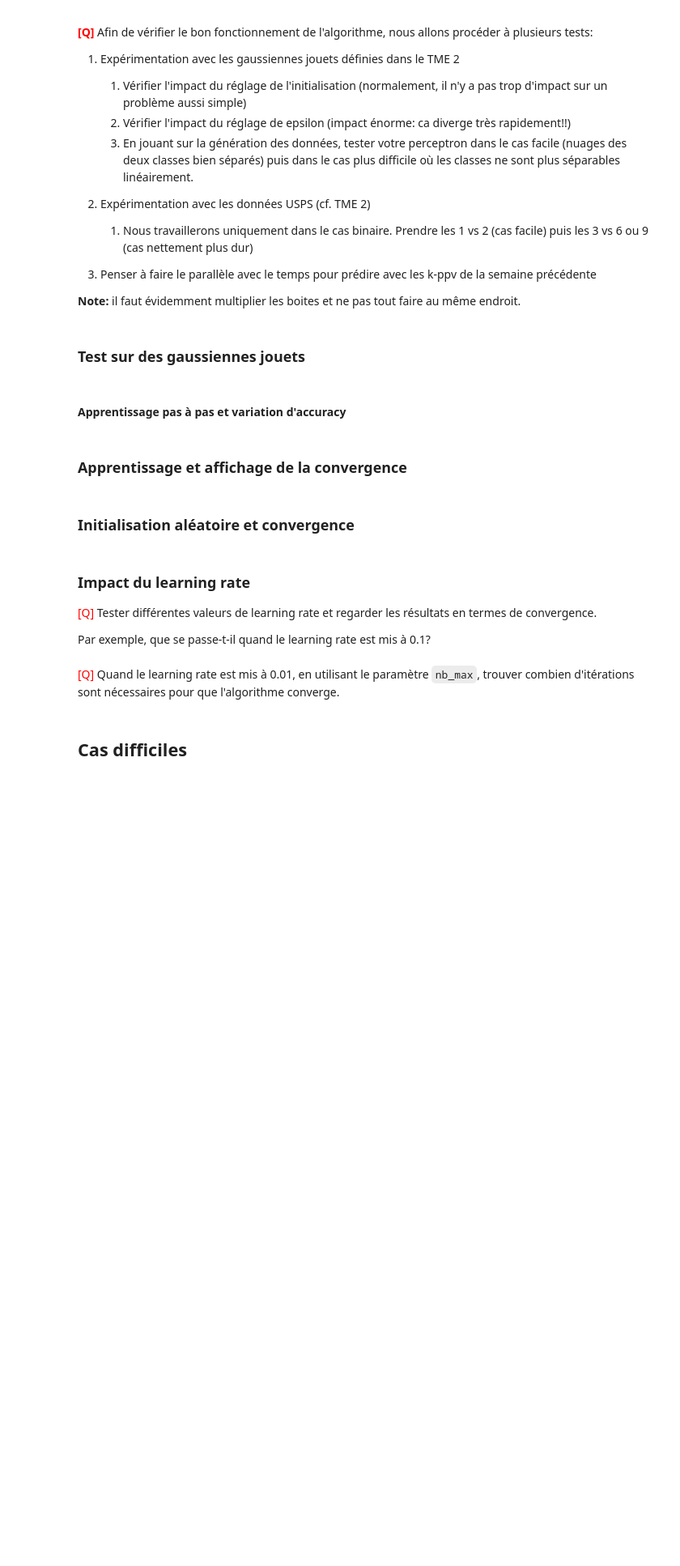
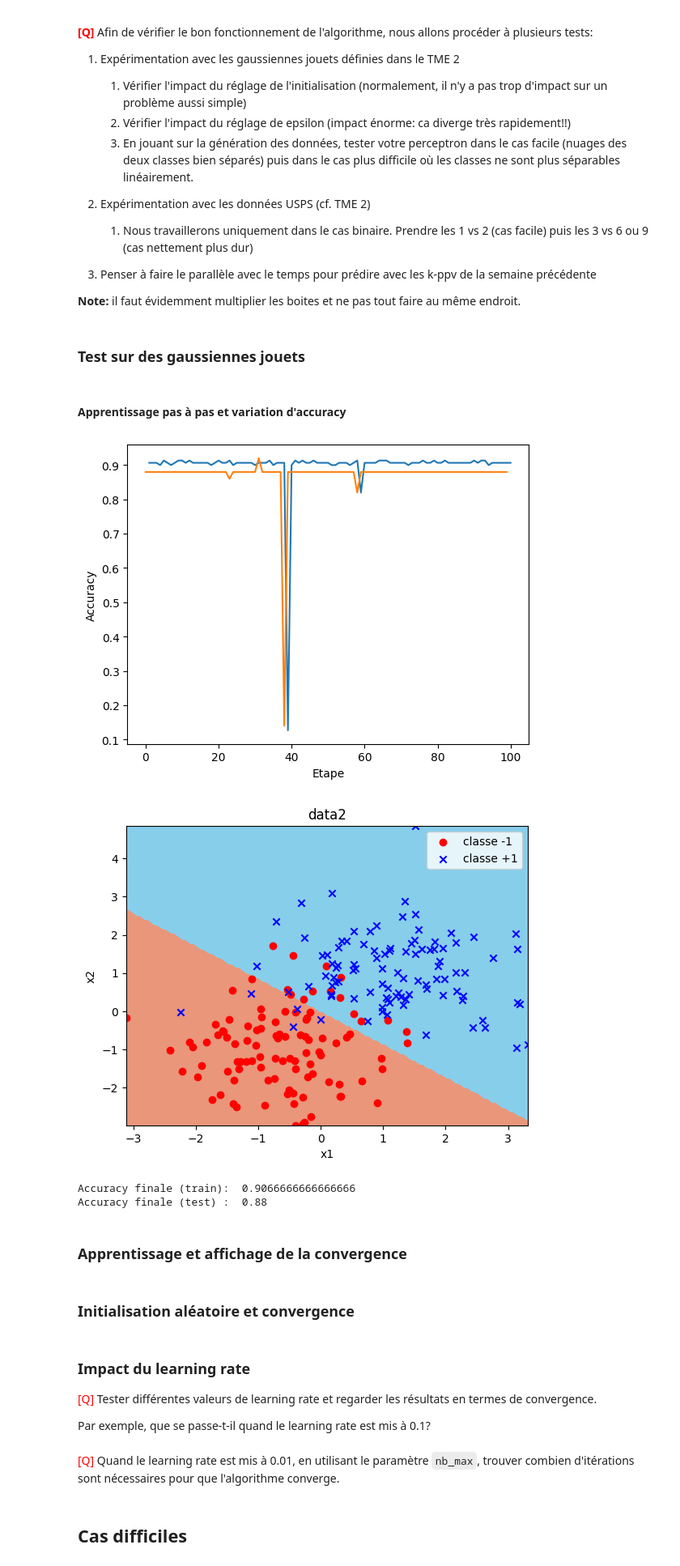
Before and after one commit to thibautmarcq/LU3IN026, a Jupyter notebook: tme03/tme-03.ipynb, the cells around one changed output. Shown at 81% size. Drawn from its saved outputs; the diff is of its cells as text; code cells hidden in the pictures; blank space fills up the shorter version.

```diff
--- a/tme03/tme-03.ipynb
+++ b/tme03/tme-03.ipynb
@@ -427,9 +433,7 @@ class ClassifierPerceptron(Classifier):
         if (self.init):
             self.w = np.zeros(input_dimension)
         else:
-            self.w = np.random.rand(1, input_dimension)
-            self.w = 2*self.w-1
-            self.w = self.w*0.001
+            self.w = np.random.uniform(-0.001, 0.001, input_dimension)
 
 
     def train_step(self, desc_set, label_set):
@@ -446,7 +450,7 @@ class ClassifierPerceptron(Classifier):
 
         for i in range(desc_lab.shape[0]): #parcours de tous les exemples du set
             # calcul du score de x par le perceptron
-            predict = self.predict(desc_lab[i, 0:1])
+            predict = self.predict(desc_lab[i, 0:2])
 
             if (predict != desc_lab[i, 2]):
                 self.w = self.w + self.epsilon * desc_lab[i, 2] * desc_lab[i, 0:1] # w=w+e*yi*xi
@@ -468,7 +472,7 @@ class ClassifierPerceptron(Classifier):
         nb_no_chgt = 0
         wAfter = self.w
         while (nb_no_chgt < nb_max) and (i < nb_max): #arret si trop d'itérations inchangées (convergence) ou trop d'itérations
-            i+=1
+            i+=10
             wPrevious = wAfter
             self.train_step(desc_set, label_set)
             wAfter = self.w
@@ -485,7 +489,7 @@ class ClassifierPerceptron(Classifier):
             x: une description
         """
         # on calcule le produit scalaire entre x et w (= de quel coté de la droite x se situe)
-        return np.dot(self.w, x) #si erreur faire x.T !!!
+        return np.dot(x, self.w) #si erreur faire x.T !!!
 
         # raise NotImplementedError("Please Implement this method")
 
@@ -526,44 +530,50 @@ np.random.seed(42)   # on prend 42 comme graine pour tester
 # -----
 # Création d'un perceptron avec initialisation à 0 et le learning_rate ci-dessous:
 learning_rate = 0.01
-perceptron1 = ClassifierPerceptron(2, learning_rate)
+perceptron1 = ClassifierPerceptron(2, learning_rate, False)
 
 # -----
 # Définition des données d'apprentissage (on reprend les données data_gauss générées plus haut)
 random.seed(42)
 (train_desc, train_label), (test_desc, test_label) = genere_train_test(data_gauss_desc, data_gauss_label,75,75)
 
 data_train = train_desc
 label_train = train_label
 data_test = test_desc
 label_test = test_label
 
 # -----
 # Apprentissage pas à pas du perceptron et mémorisation de l'accuracy à chaque étape:
 # Listes qui vont servir à mémoriser les accuracy du perceptron à chaque étape:
 train_acc = []
 test_acc = []
 
 # Réalisation de N itérations
 N = 100
-    # [*** A COMPLETER ***]
-    train_acc.append( # [*** A COMPLETER ***] )
-    test_acc.append( # [*** A COMPLETER ***] )
+for i in range(N):
+    perceptron1.train_step(data_train, label_train)
+    train_acc.append(perceptron1.accuracy(data_train, label_train))
+    test_acc.append(perceptron1.accuracy(data_test, label_test))
 
 # -----
 # Traçage de la courbe des variations d'accuracy
 plt.plot(range(1,N+1),train_acc,test_acc)
 plt.ylabel('Accuracy')
 plt.xlabel("Etape")
 plt.show()
 
 # -----
 # Affichage de la frontière de séparation des classes (en prenant tous les exemples de la base)
 plot_frontiere(data_gauss_desc,data_gauss_label,perceptron1,step=150)
 plot2DSet(data_gauss_desc,data_gauss_label)
 
-print("Accuracy finale (train): ",  # [*** A COMPLETER ***] )
-print("Accuracy finale (test) : ", # [*** A COMPLETER ***] )
+print("Accuracy finale (train): ", perceptron1.accuracy(data_train, label_train) )
+print("Accuracy finale (test) : ", perceptron1.accuracy(data_test, label_test) )
+# %% [output]
+[figure, added]
+[figure, added]
+Accuracy finale (train):  0.9066666666666666
+Accuracy finale (test) :  0.88
 # %% [markdown]
 ### Apprentissage et affichage de la convergence
 # %%
```
Also changed, not shown: parts of 2 cells of this notebook, 8 other files.
